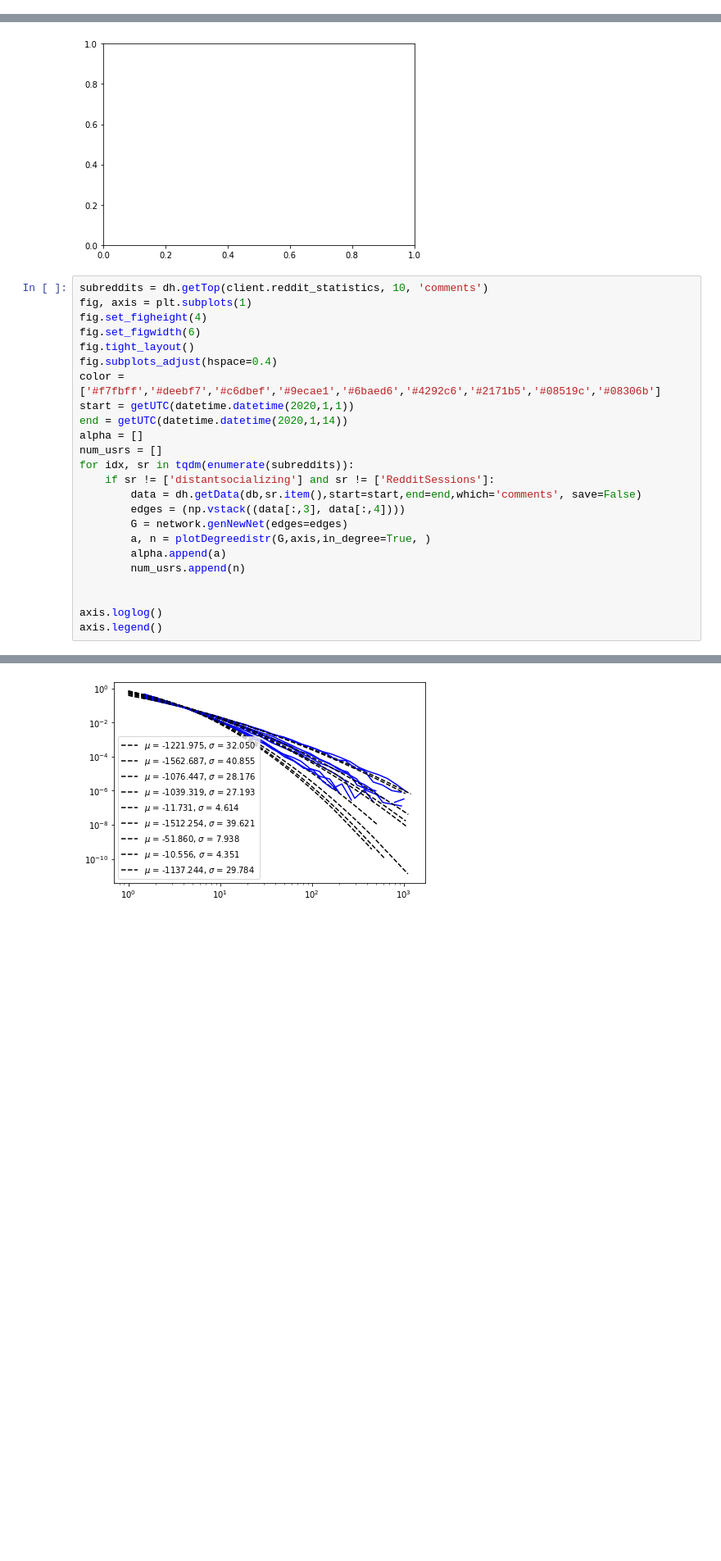
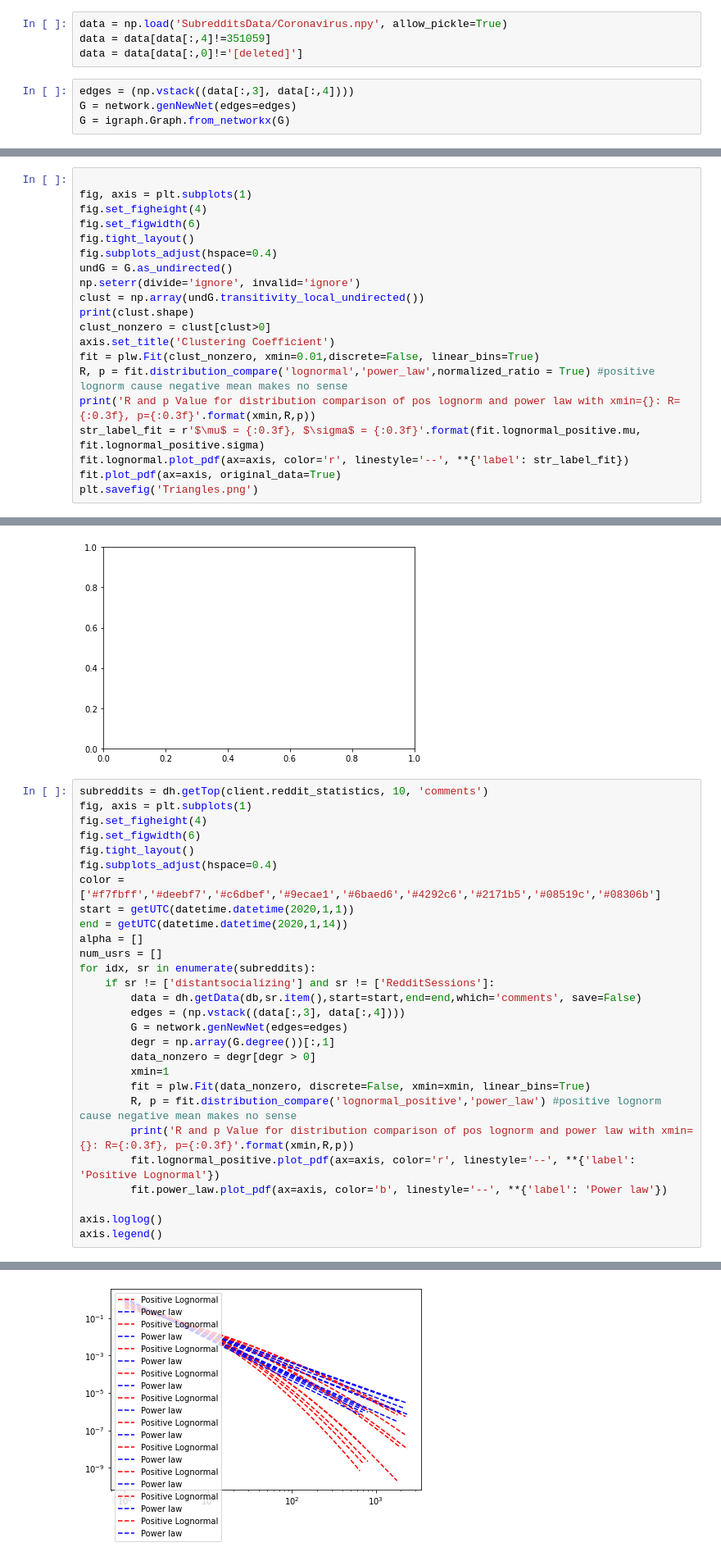
Before and after one commit to vneuhaus/InteractionNetworks, a Jupyter notebook: degreeDistributions.ipynb, the cells around one changed output, grey strips where cells are left out. Shown at 82% size. Saved outputs shown, nothing was run; the diff lists cells and outputs as text; blank space fills up the shorter version.

```diff
--- a/degreeDistributions.ipynb
+++ b/degreeDistributions.ipynb
@@ -59,0 +140,8 @@ Try different Distributions
+# %%
+data = np.load('SubredditsData/Coronavirus.npy', allow_pickle=True)
+data = data[data[:,4]!=351059]
+data = data[data[:,0]!='[deleted]']
+# %%
+edges = (np.vstack((data[:,3], data[:,4])))
+G = network.genNewNet(edges=edges)
+G = igraph.Graph.from_networkx(G)
@@ -85,0 +313,20 @@ axis.legend()
+# %%
+
+fig, axis = plt.subplots(1)
+fig.set_figheight(4)
+fig.set_figwidth(6)
+fig.tight_layout()
+fig.subplots_adjust(hspace=0.4)
+undG = G.as_undirected()
+np.seterr(divide='ignore', invalid='ignore')
+clust = np.array(undG.transitivity_local_undirected())
+print(clust.shape)
+clust_nonzero = clust[clust>0]
+axis.set_title('Clustering Coefficient')
+fit = plw.Fit(clust_nonzero, xmin=0.01,discrete=False, linear_bins=True)
+R, p = fit.distribution_compare('lognormal','power_law',normalized_ratio = True) #positive lognorm cause negative mean makes no sense
+print('R and p Value for distribution comparison of pos lognorm and power law with xmin={}: R={:0.3f}, p={:0.3f}'.format(xmin,R,p))
+str_label_fit = r'$\mu$ = {:0.3f}, $\sigma$ = {:0.3f}'.format(fit.lognormal_positive.mu, fit.lognormal_positive.sigma)
+fit.lognormal.plot_pdf(ax=axis, color='r', linestyle='--', **{'label': str_label_fit})
+fit.plot_pdf(ax=axis, original_data=True)
+plt.savefig('Triangles.png')
@@ -114,15 +385,19 @@ start = getUTC(datetime.datetime(2020,1,1))
 end = getUTC(datetime.datetime(2020,1,14))
 alpha = []
 num_usrs = []
-for idx, sr in tqdm(enumerate(subreddits)):
+for idx, sr in enumerate(subreddits):
     if sr != ['distantsocializing'] and sr != ['RedditSessions']:
         data = dh.getData(db,sr.item(),start=start,end=end,which='comments', save=False)
         edges = (np.vstack((data[:,3], data[:,4])))
         G = network.genNewNet(edges=edges)
-        a, n = plotDegreedistr(G,axis,in_degree=True, )
-        alpha.append(a)
-        num_usrs.append(n)
-
+        degr = np.array(G.degree())[:,1]
+        data_nonzero = degr[degr > 0]
+        xmin=1
+        fit = plw.Fit(data_nonzero, discrete=False, xmin=xmin, linear_bins=True)
+        R, p = fit.distribution_compare('lognormal_positive','power_law') #positive lognorm cause negative mean makes no sense
+        print('R and p Value for distribution comparison of pos lognorm and power law with xmin={}: R={:0.3f}, p={:0.3f}'.format(xmin,R,p))
+        fit.lognormal_positive.plot_pdf(ax=axis, color='r', linestyle='--', **{'label': 'Positive Lognormal'})
+        fit.power_law.plot_pdf(ax=axis, color='b', linestyle='--', **{'label': 'Power law'})
 
 axis.loglog()
 axis.legend()
@@ -143,4 +416,4 @@ KeyboardInterrupt:
-[figure, old version]
+[figure, new version]
 # %%
 alpha_sorted = np.sort(alpha)
 x = np.arange(np.shape(num_usrs)[0])
```
Also changed, not shown: parts of 26 cells of this notebook, 5 other files.
